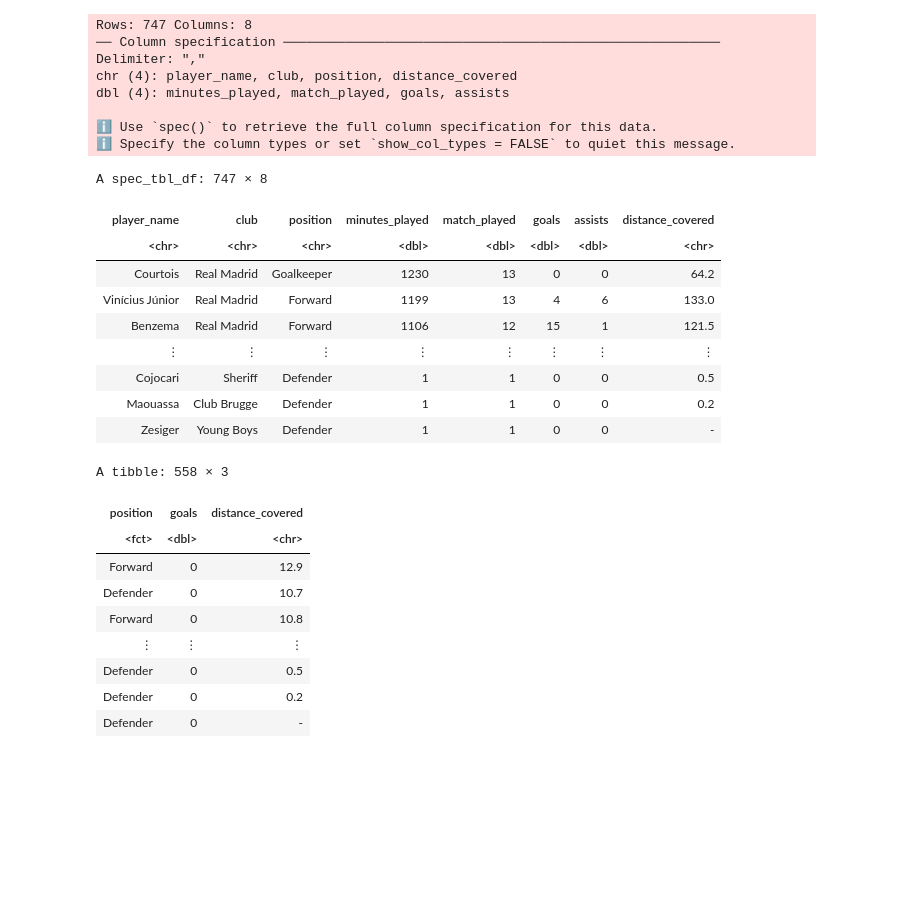
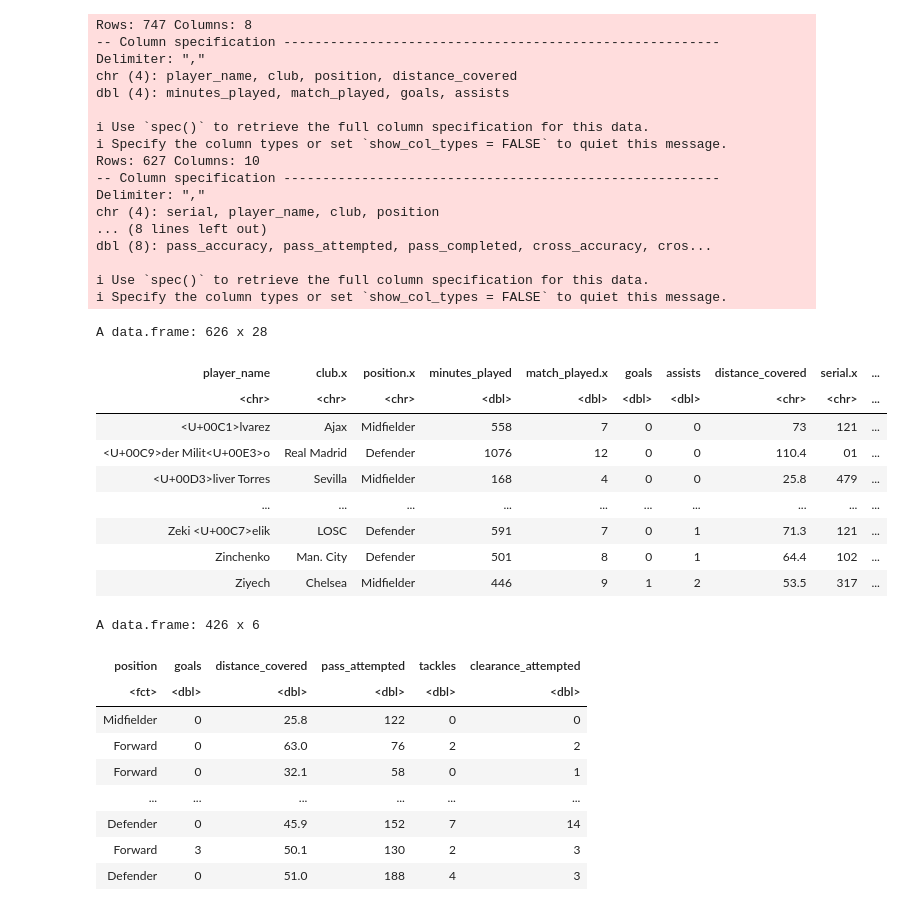
Before and after one commit to JoelGunawan/dsci-100-009-group-8, a Jupyter notebook: football_project.ipynb, the cells around one changed output. Drawn from its saved outputs; the diff is of its cells as text; code cells hidden in the pictures; blank space fills up the shorter version.

```diff
--- a/football_project.ipynb
+++ b/football_project.ipynb
@@ -26,43 +26,57 @@ Warning message in file(filename, "r", encoding = encoding):
 ERROR: Error in file(filename, "r", encoding = encoding): cannot open the connection
 # %%
-football <- read_csv("data/key_stats.csv")
+key_stats <- read_csv("data/key_stats.csv")
+defending <- read_csv("data/defending.csv")
+distribution <- read_csv("data/distributon.csv")
+football <- merge(key_stats, defending, by = "player_name") |>
+    merge(distribution, by = "player_name")
 football
 # %% [output]
 Rows: 747 Columns: 8
-── Column specification ────────────────────────────────────────────────────────
+-- Column specification --------------------------------------------------------
 Delimiter: ","
 chr (4): player_name, club, position, distance_covered
 dbl (4): minutes_played, match_played, goals, assists
 
-ℹ Use `spec()` to retrieve the full column specification for this data.
-ℹ Specify the column types or set `show_col_types = FALSE` to quiet this message.
+i Use `spec()` to retrieve the full column specification for this data.
+i Specify the column types or set `show_col_types = FALSE` to quiet this message.
+Rows: 627 Columns: 10
+-- Column specification --------------------------------------------------------
+Delimiter: ","
+chr (4): serial, player_name, club, position
+... (8 lines left out)
+dbl (8): pass_accuracy, pass_attempted, pass_completed, cross_accuracy, cros...
+
+i Use `spec()` to retrieve the full column specification for this data.
+i Specify the column types or set `show_col_types = FALSE` to quiet this message.
-A spec_tbl_df: 747 × 8
+A data.frame: 626 x 28
-| player_name | club | position | minutes_played | match_played | goals | assists | distance_covered |
-| <chr> | <chr> | <chr> | <dbl> | <dbl> | <dbl> | <dbl> | <chr> |
-| Courtois | Real Madrid | Goalkeeper | 1230 | 13 | 0 | 0 | 64.2 |
-| Vinícius Júnior | Real Madrid | Forward | 1199 | 13 | 4 | 6 | 133.0 |
-| Benzema | Real Madrid | Forward | 1106 | 12 | 15 | 1 | 121.5 |
-| ⋮ | ⋮ | ⋮ | ⋮ | ⋮ | ⋮ | ⋮ | ⋮ |
-| Cojocari | Sheriff | Defender | 1 | 1 | 0 | 0 | 0.5 |
-| Maouassa | Club Brugge | Defender | 1 | 1 | 0 | 0 | 0.2 |
-| Zesiger | Young Boys | Defender | 1 | 1 | 0 | 0 | - |
+| player_name | club.x | position.x | minutes_played | match_played.x | goals | assists | distance_covered | serial.x | ... |
+| <chr> | <chr> | <chr> | <dbl> | <dbl> | <dbl> | <dbl> | <chr> | <chr> | ... |
+| <U+00C1>lvarez | Ajax | Midfielder | 558 | 7 | 0 | 0 | 73 | 121 | ... |
+| <U+00C9>der Milit<U+00E3>o | Real Madrid | Defender | 1076 | 12 | 0 | 0 | 110.4 | 01 | ... |
+| <U+00D3>liver Torres | Sevilla | Midfielder | 168 | 4 | 0 | 0 | 25.8 | 479 | ... |
+| ... | ... | ... | ... | ... | ... | ... | ... | ... | ... |
+| Zeki <U+00C7>elik | LOSC | Defender | 591 | 7 | 0 | 1 | 71.3 | 121 | ... |
+| Zinchenko | Man. City | Defender | 501 | 8 | 0 | 1 | 64.4 | 102 | ... |
+| Ziyech | Chelsea | Midfielder | 446 | 9 | 1 | 2 | 53.5 | 317 | ... |
 # %%
 football_data <- football |>
     mutate(position = as_factor(position)) |>
+    mutate(distance_covered = as.numeric(distance_covered)) |>
     filter(match_played < 7) |>
-    select(position, goals, distance_covered)
+    select(position, goals, distance_covered, pass_attempted, tackles, clearance_attempted)
 football_data
 # %% [output]
-A tibble: 558 × 3
+A data.frame: 426 x 6
-| position | goals | distance_covered |
-| <fct> | <dbl> | <chr> |
-| Forward | 0 | 12.9 |
-| Defender | 0 | 10.7 |
-| Forward | 0 | 10.8 |
-| ⋮ | ⋮ | ⋮ |
-| Defender | 0 | 0.5 |
-| Defender | 0 | 0.2 |
-| Defender | 0 | - |
+| position | goals | distance_covered | pass_attempted | tackles | clearance_attempted |
+| <fct> | <dbl> | <dbl> | <dbl> | <dbl> | <dbl> |
+| Midfielder | 0 | 25.8 | 122 | 0 | 0 |
+| Forward | 0 | 63.0 | 76 | 2 | 2 |
+| Forward | 0 | 32.1 | 58 | 0 | 1 |
+| ... | ... | ... | ... | ... | ... |
+| Defender | 0 | 45.9 | 152 | 7 | 14 |
+| Forward | 3 | 50.1 | 130 | 2 | 3 |
+| Defender | 0 | 51.0 | 188 | 4 | 3 |
 # %%
 football_split <- initial_split(football_data, prop = 0.75, strata = position)
 football_train <- training(football_split)
```
Also changed, not shown: parts of 3 cells of this notebook.
